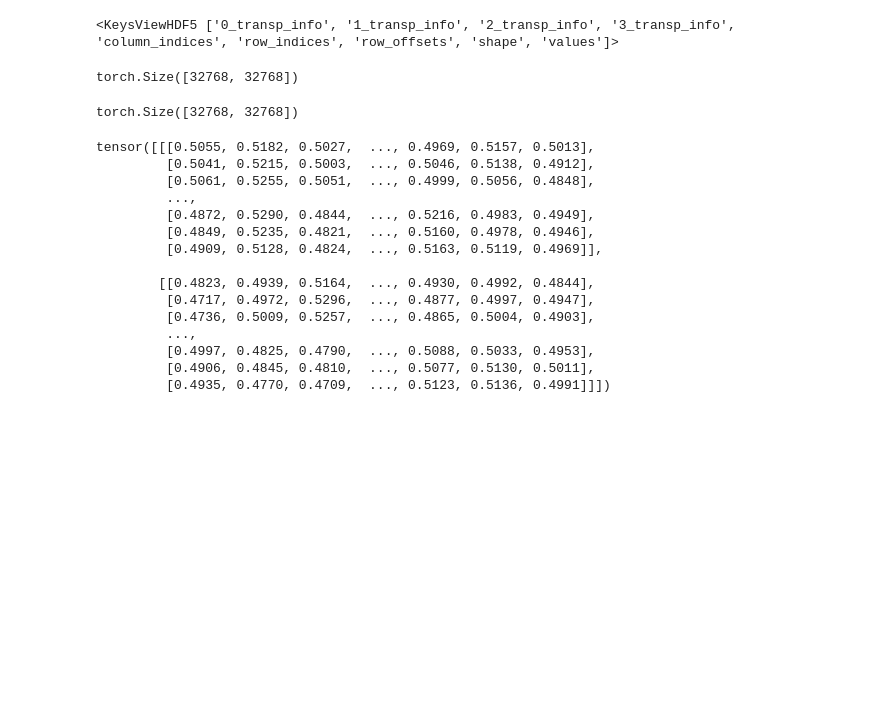
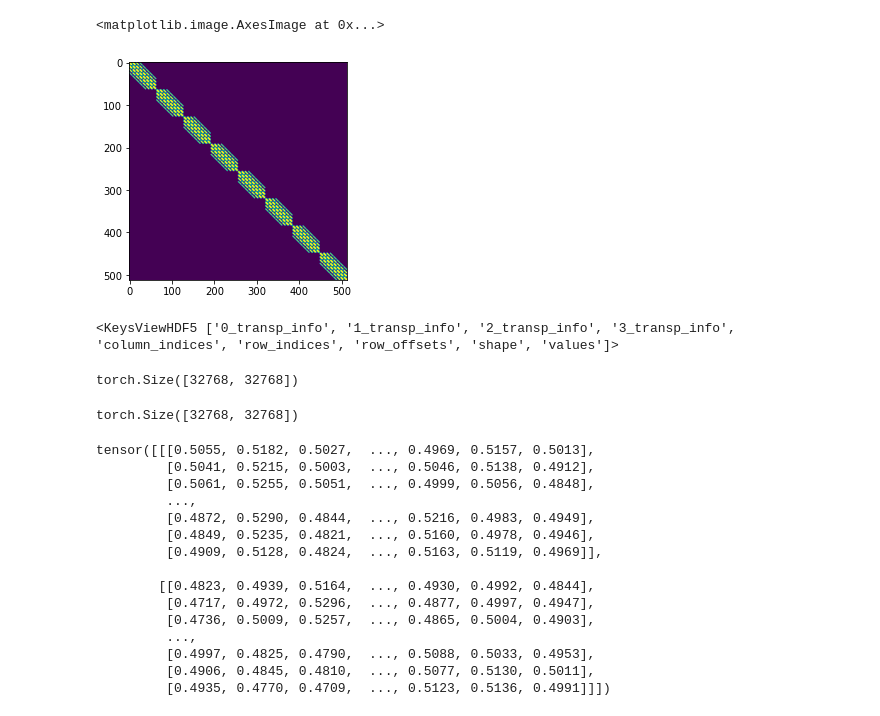
Before and after one commit to jakubMitura14/konwersjaJsonData, a Jupyter notebook: nnunet/nnunetv2pl/nnUNet/nnunetv2/training/nnUNetTrainer/swin_unetr/explore_swin.ipynb, the cells around one changed output. Saved outputs shown, nothing was run; the diff lists cells and outputs as text; code cells hidden in the pictures; blank space fills up the shorter version.

```diff
--- a/nnunet/nnunetv2pl/nnUNet/nnunetv2/training/nnUNetTrainer/swin_unetr/explore_swin.ipynb
+++ b/nnunet/nnunetv2pl/nnUNet/nnunetv2/training/nnUNetTrainer/swin_unetr/explore_swin.ipynb
@@ -297,3 +309,28 @@ attn_mask
+# %%
+def local_nd_distance_with_spacing(*sizes, p=2.0, weights=None,spacing=(1.0,1.0,1.0)):
+    if weights is None:
+        weights = (1,) * len(sizes)
+    assert len(sizes) == len(weights)
+    grid = _generate_nd_grid(*sizes)
+    grid = [i.flatten() * w for i, w in zip(grid, weights)]
+    grid = torch.stack(grid, dim=1).float()
+    grid[:,0]=grid[:,0]*spacing[0]
+    grid[:,1]=grid[:,1]*spacing[1]
+    grid[:,2]=grid[:,2]*spacing[2]
+    d = torch.cdist(grid, grid, p=p)
+    return d
+
+def local_nd_pattern_with_spacing(*sizes, distance, p=2.0,spacing=(1.0,1.0,1.0)):
+    d = local_nd_distance_with_spacing(*sizes, p=p,spacing=spacing)
+    # print(d)
+    return d < distance
+
+spacing=(3.299999952316284,0.78125, 0.78125)
+ff=local_nd_pattern_with_spacing(8,8,8,distance=2.5,spacing=spacing)
+plt.imshow(ff)
+# %% [output]
+<matplotlib.image.AxesImage at 0x...>
+[figure, added]
 # %%
         # csr_matrix = SparseCSRTensor._wrap(
         #     _shape, values, row_indices, row_offsets, column_indices, _transp_info
```
Also changed, not shown: parts of 4 cells of this notebook, 14 other files.
